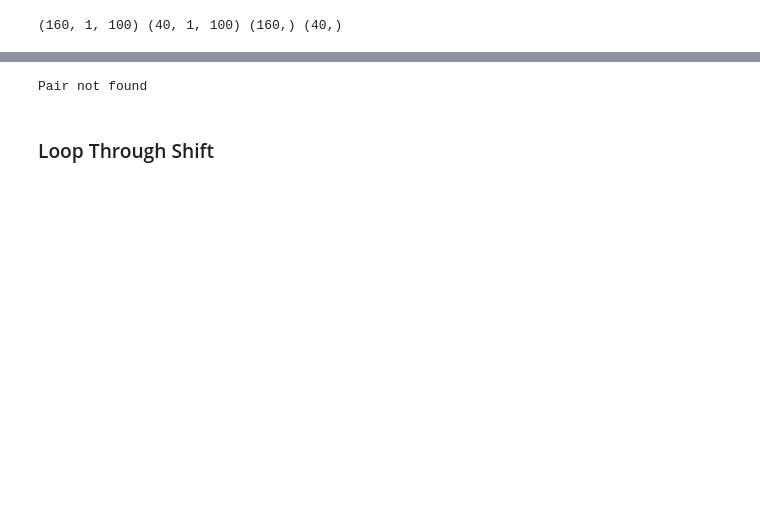
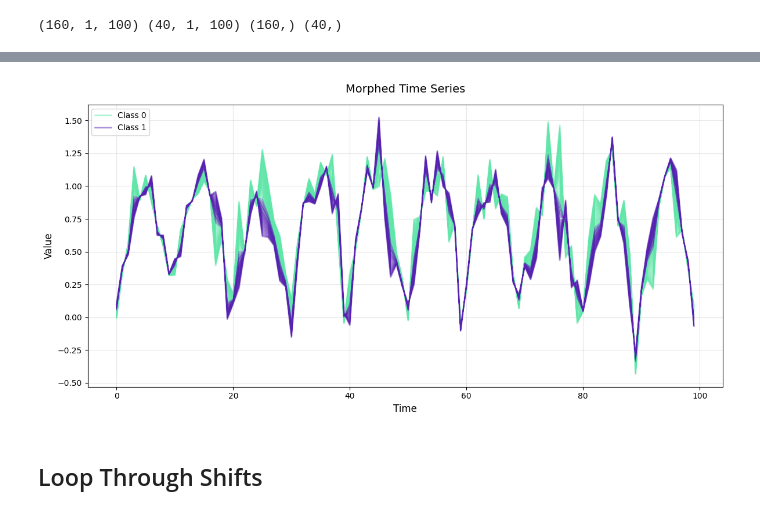
Before and after one commit to Nia3324/Morphing, a Jupyter notebook: test.ipynb, the cells around one changed output, grey strips where cells are left out. Saved outputs shown, nothing was run; the diff lists cells and outputs as text; code cells hidden in the pictures; blank space fills up the shorter version.

```diff
--- a/test.ipynb
+++ b/test.ipynb
@@ -91,9 +97,9 @@ Correctly Classified Pairs: 8/50
 # %%
-test.plot_morph((4,9), morphs, preds)
+test.plot_morph((14,2), morphs, preds)
 # %% [output]
-Pair not found
+[figure, added]
 # %% [markdown]
-### Loop Through Shift
+## Loop Through Shifts
 # %%
 # shift values = [0.5, 0.45, 0.4, 0.35, 0.3, 0.25, 0.2, 0.15, 0.1, 0.05, 0.0]
 shift_values = np.arange(0.5, -0.01, -0.05).tolist()
```
Also changed, not shown: parts of 13 cells of this notebook, 7 other files.
